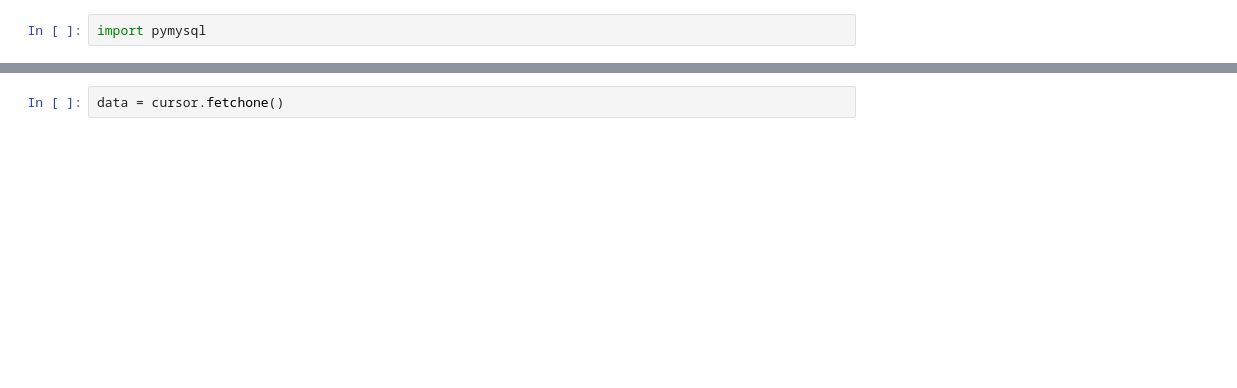
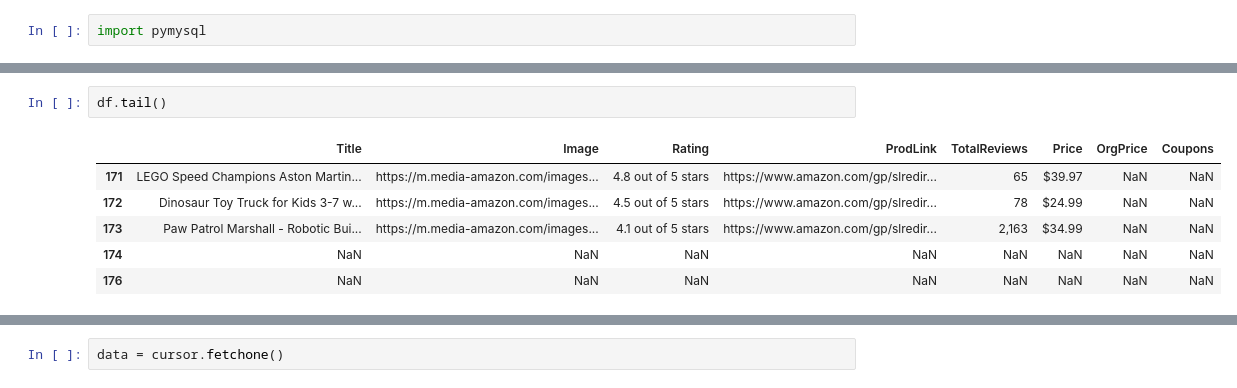
Before and after one commit to vandanafs/Passion_Project, a Jupyter notebook: Read_RDS_processing.ipynb, the cells around one changed output, grey strips where cells are left out. Drawn from its saved outputs; the diff is of its cells as text; blank space fills up the shorter version.

```diff
--- a/Read_RDS_processing.ipynb
+++ b/Read_RDS_processing.ipynb
@@ -8,0 +73,9 @@ import pymysql
+# %%
+df.tail()
+# %% [output]
+|  | Title | Image | Rating | ProdLink | TotalReviews | Price | OrgPrice | Coupons |
+| 171 | LEGO Speed Champions Aston Martin... | https://m.media-amazon.com/images... | 4.8 out of 5 stars | https://www.amazon.com/gp/slredir... | 65 | $39.97 | NaN | NaN |
+| 172 | Dinosaur Toy Truck for Kids 3-7 w... | https://m.media-amazon.com/images... | 4.5 out of 5 stars | https://www.amazon.com/gp/slredir... | 78 | $24.99 | NaN | NaN |
+| 173 | Paw Patrol Marshall - Robotic Bui... | https://m.media-amazon.com/images... | 4.1 out of 5 stars | https://www.amazon.com/gp/slredir... | 2,163 | $34.99 | NaN | NaN |
+| 174 | NaN | NaN | NaN | NaN | NaN | NaN | NaN | NaN |
+| 176 | NaN | NaN | NaN | NaN | NaN | NaN | NaN | NaN |
```
Also changed, not shown: parts of 27 cells of this notebook, 2 other files.
